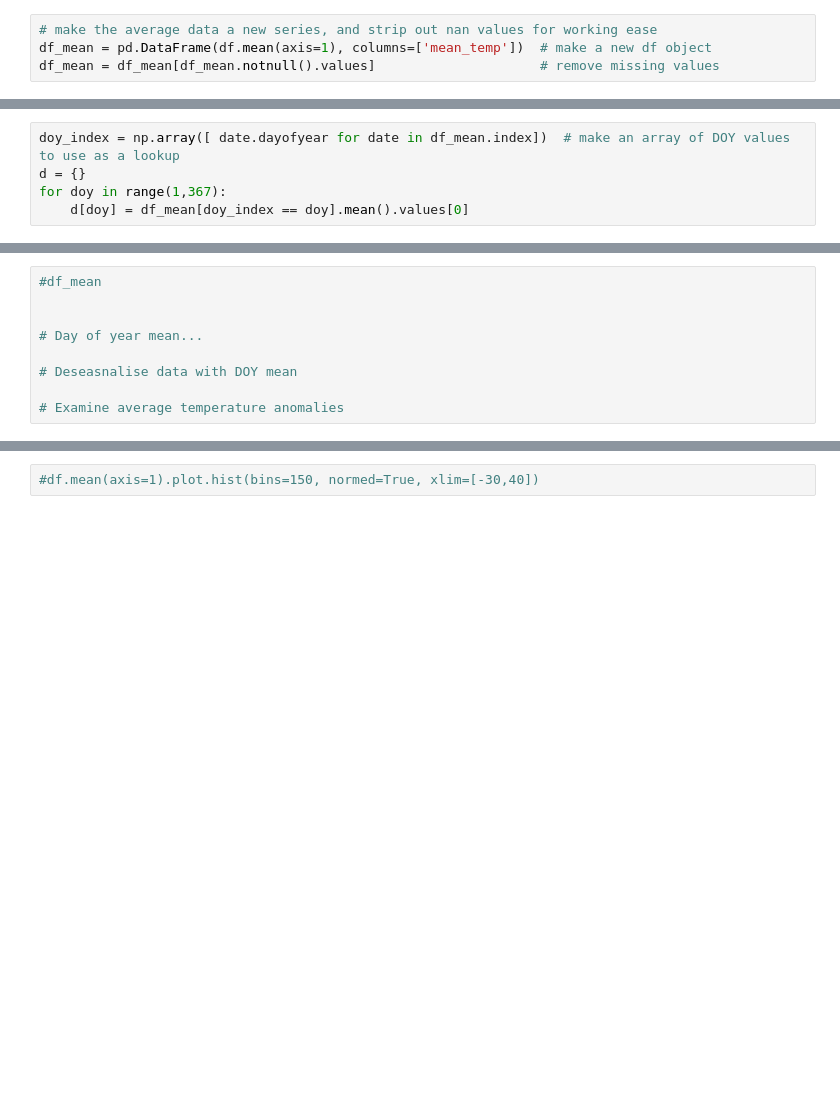
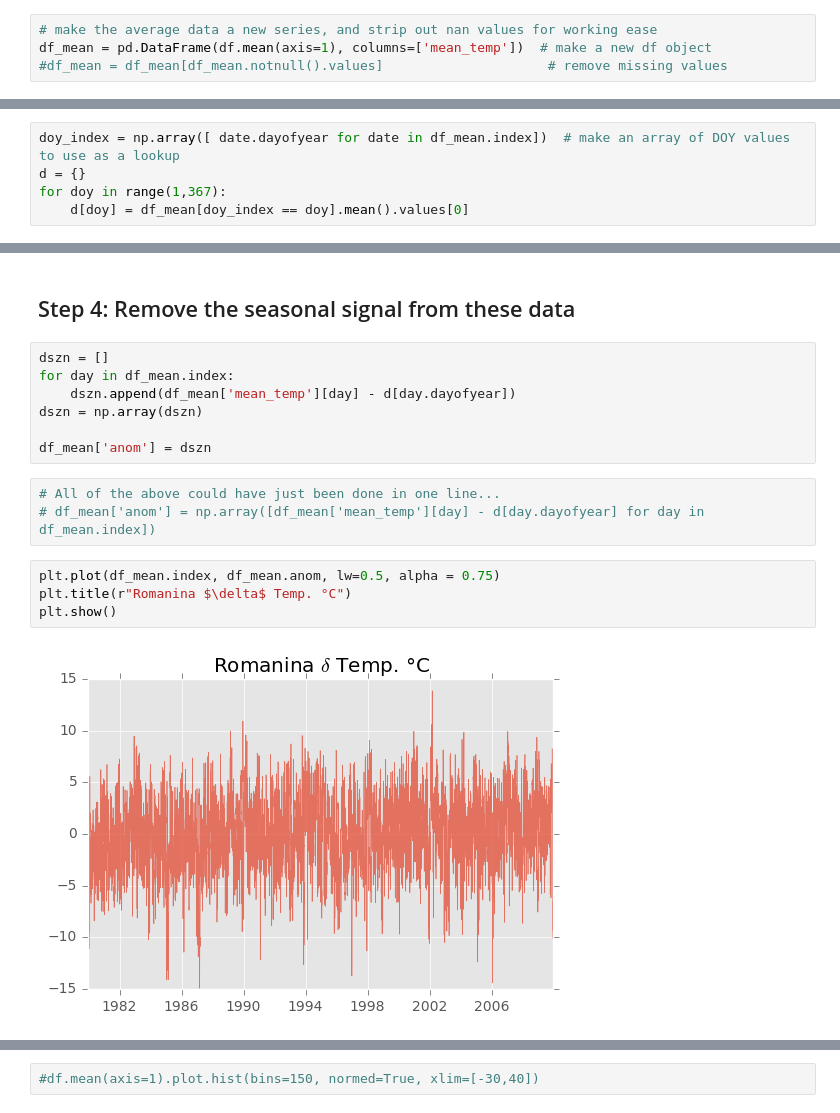
Before and after one commit to benlaken/Romania_2016, a Jupyter notebook: test_stations.ipynb, the cells around one changed output, grey strips where cells are left out. Saved outputs shown, nothing was run; the diff lists cells and outputs as text; blank space fills up the shorter version.

```diff
--- a/test_stations.ipynb
+++ b/test_stations.ipynb
@@ -214,7 +213,7 @@ Looking at the data it is easy to see the seasonal signal is dominant. One metho
 # %%
 # make the average data a new series, and strip out nan values for working ease
 df_mean = pd.DataFrame(df.mean(axis=1), columns=['mean_temp'])  # make a new df object
-df_mean = df_mean[df_mean.notnull().values]                     # remove missing values
+#df_mean = df_mean[df_mean.notnull().values]                     # remove missing values
 # %% [markdown]
 I can look at every day in the time series, find its DOY value (an integer from 1 - 366), make a corresponding list, and use it to subscript the mean dataframe, and find the mean on each day of the year. I place these values in a dictionary with integer doy as a key, for ease of use later when deseasonalising.
 # %%
@@ -238,9 +237,18 @@ plt.show()
-# %%
-#df_mean
-
-
-# Day of year mean...
-
-# Deseasnalise data with DOY mean
-
-# Examine average temperature anomalies
+# %% [markdown]
+## Step 4: Remove the seasonal signal from these data
+# %%
+dszn = []
+for day in df_mean.index:
+    dszn.append(df_mean['mean_temp'][day] - d[day.dayofyear])
+dszn = np.array(dszn)
+
+df_mean['anom'] = dszn
+# %%
+# All of the above could have just been done in one line...
+# df_mean['anom'] = np.array([df_mean['mean_temp'][day] - d[day.dayofyear] for day in df_mean.index])
+# %%
+plt.plot(df_mean.index, df_mean.anom, lw=0.5, alpha = 0.75)
+plt.title(r"Romanina $\delta$ Temp. °C")
+plt.show()
+# %% [output]
+[figure, added]
```
Also changed, not shown: parts of 10 cells of this notebook.
